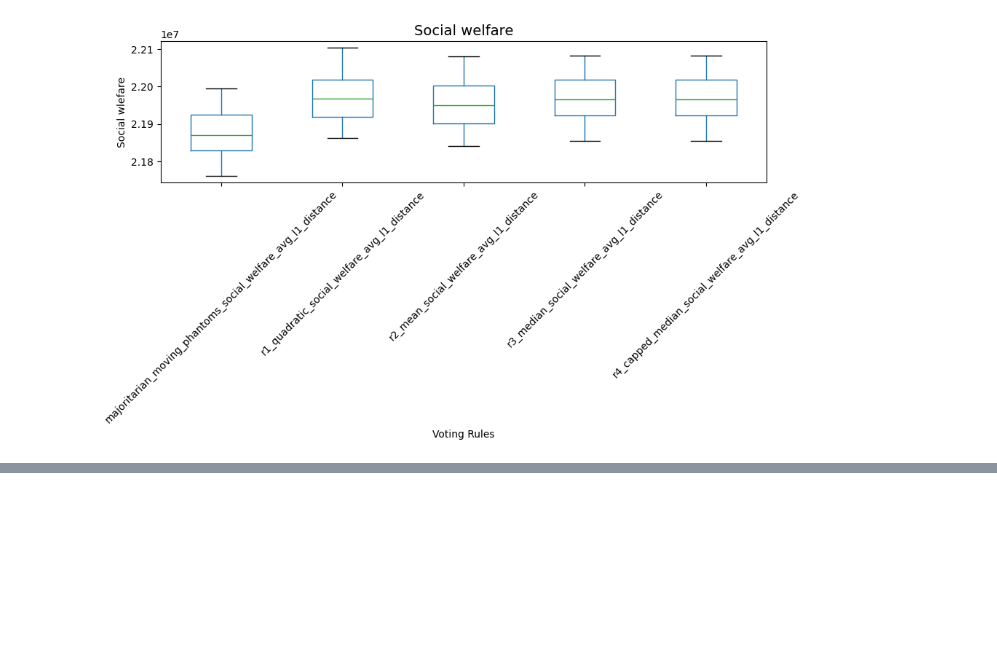
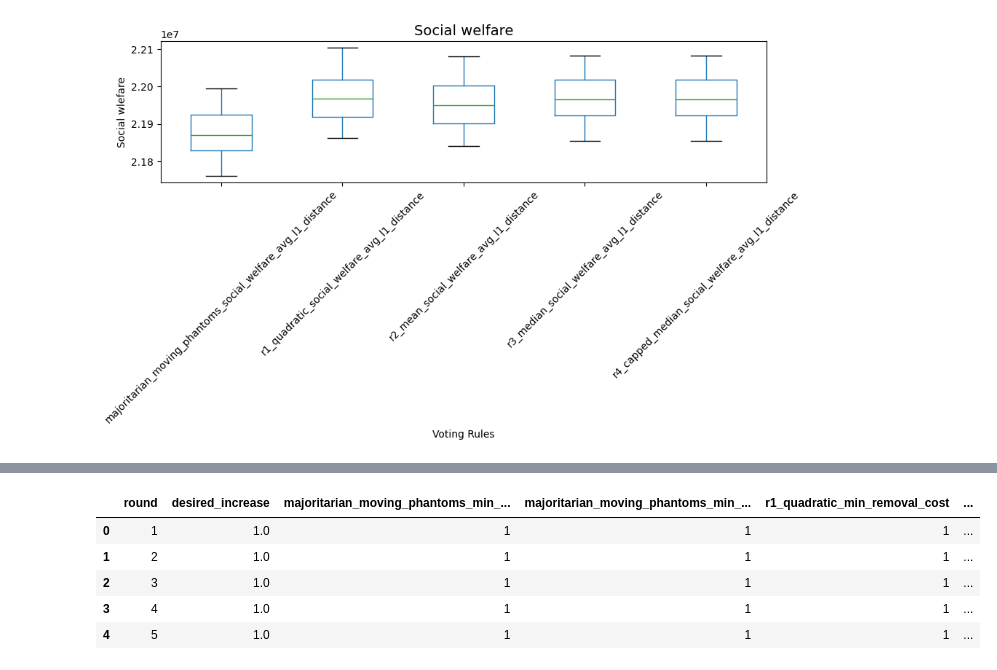
Before and after one commit to GovXS/Evaluating-Voting-Design-Tradeoffs-for-Retro-Funding, a Jupyter notebook: simulations/plots.ipynb, the cells around one changed output, grey strips where cells are left out. Drawn from its saved outputs; the diff is of its cells as text; code cells hidden in the pictures; blank space fills up the shorter version.

```diff
--- a/simulations/plots.ipynb
+++ b/simulations/plots.ipynb
@@ -68,3 +68,19 @@ gini_df.head()
 | 2 | 3 | 2.189766e+07 | 2.199252e+07 | 2.197396e+07 | 2.198712e+07 | ... |
 | 3 | 4 | 2.192631e+07 | 2.201583e+07 | 2.200222e+07 | 2.202437e+07 | ... |
 | 4 | 5 | 2.185919e+07 | 2.195679e+07 | 2.194081e+07 | 2.195111e+07 | ... |
+# %%
+import pandas as pd
+
+# Load the uploaded CSV file
+file_path = '/Users/idrees/Code/govxs/data/vm_data/control_experiment_results_20240913_230831_40_145_8000000.0_5.csv'
+control_results_df = pd.read_csv(file_path)
+
+# Display the first few rows to understand the structure of the data
+control_results_df.head()
+# %% [output]
+|  | round | desired_increase | majoritarian_moving_phantoms_min_... | majoritarian_moving_phantoms_min_... | r1_quadratic_min_removal_cost | ... |
+| 0 | 1 | 1.0 | 1 | 1 | 1 | ... |
+| 1 | 2 | 1.0 | 1 | 1 | 1 | ... |
+| 2 | 3 | 1.0 | 1 | 1 | 1 | ... |
+| 3 | 4 | 1.0 | 1 | 1 | 1 | ... |
+| 4 | 5 | 1.0 | 1 | 1 | 1 | ... |
```
Also changed, not shown: parts of 2 cells of this notebook, 1 other file.
